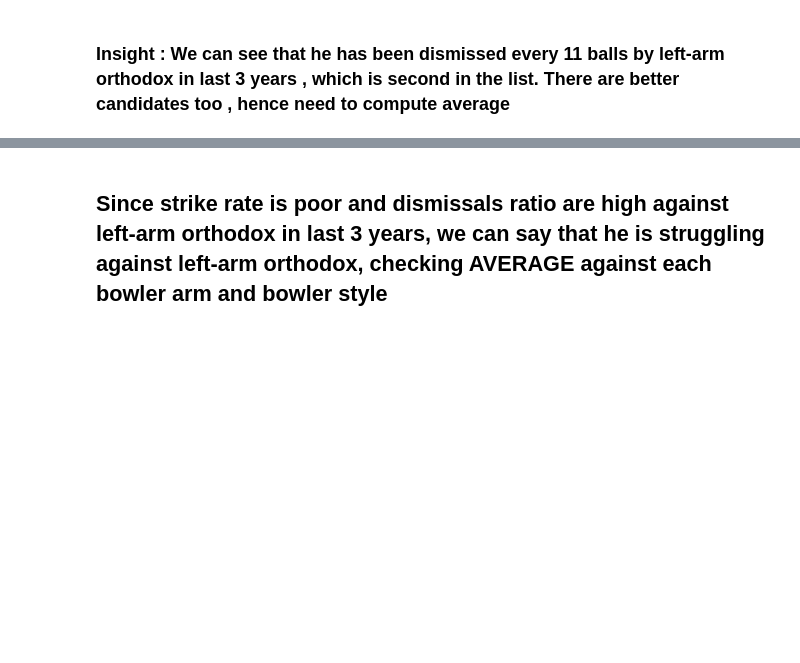
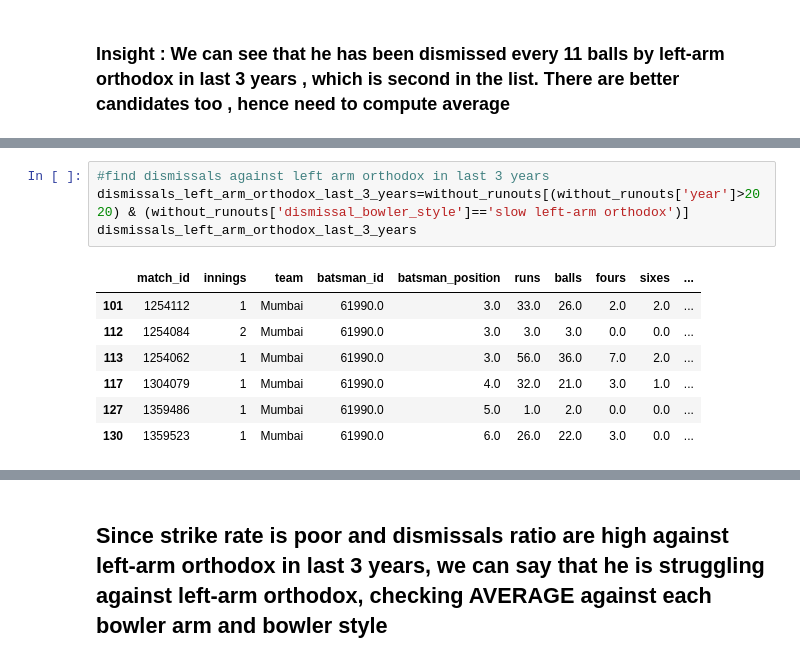
Before and after one commit to visakhpadmanabhan7/crick_analytics, a Jupyter notebook: sky_analysis.ipynb, the cells around one changed output, grey strips where cells are left out. Saved outputs shown, nothing was run; the diff lists cells and outputs as text; blank space fills up the shorter version.

```diff
--- a/sky_analysis.ipynb
+++ b/sky_analysis.ipynb
@@ -756,0 +775,12 @@ Batter Suryakumar Yadav is dismissed for every:
+# %%
+#find dismissals against left arm orthodox in last 3 years
+dismissals_left_arm_orthodox_last_3_years=without_runouts[(without_runouts['year']>2020) & (without_runouts['dismissal_bowler_style']=='slow left-arm orthodox')]
+dismissals_left_arm_orthodox_last_3_years
+# %% [output]
+|  | match_id | innings | team | batsman_id | batsman_position | runs | balls | fours | sixes | ... |
+| 101 | 1254112 | 1 | Mumbai | 61990.0 | 3.0 | 33.0 | 26.0 | 2.0 | 2.0 | ... |
+| 112 | 1254084 | 2 | Mumbai | 61990.0 | 3.0 | 3.0 | 3.0 | 0.0 | 0.0 | ... |
+| 113 | 1254062 | 1 | Mumbai | 61990.0 | 3.0 | 56.0 | 36.0 | 7.0 | 2.0 | ... |
+| 117 | 1304079 | 1 | Mumbai | 61990.0 | 4.0 | 32.0 | 21.0 | 3.0 | 1.0 | ... |
+| 127 | 1359486 | 1 | Mumbai | 61990.0 | 5.0 | 1.0 | 2.0 | 0.0 | 0.0 | ... |
+| 130 | 1359523 | 1 | Mumbai | 61990.0 | 6.0 | 26.0 | 22.0 | 3.0 | 0.0 | ... |
```
Also changed, not shown: parts of 8 cells of this notebook, 5 other files.
